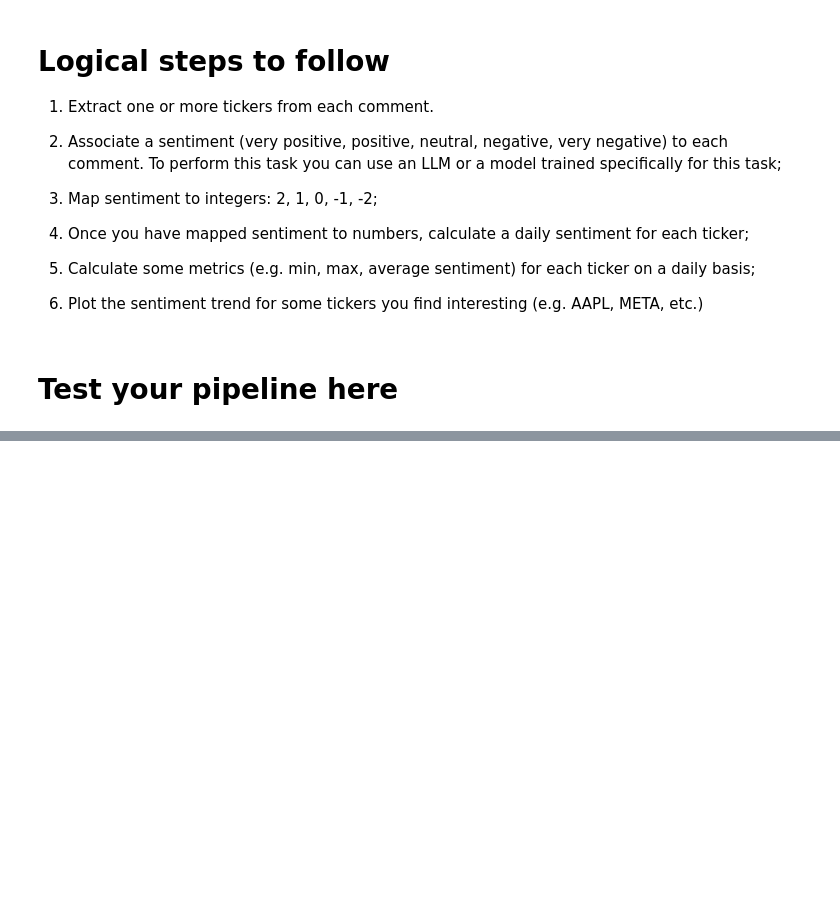
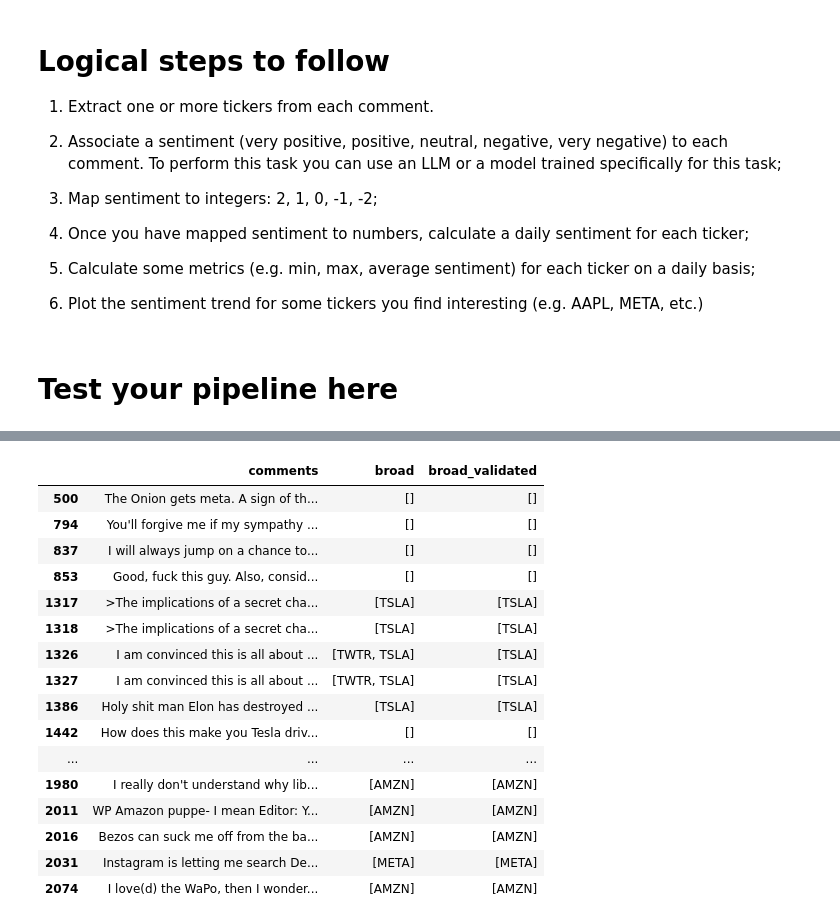
Before and after one commit to giondu/cineca_project, a Jupyter notebook: hugo/LLAMA_of_WallStreet_Hugo.ipynb, the cells around one changed output, grey strips where cells are left out. Saved outputs shown, nothing was run; the diff lists cells and outputs as text; code cells hidden in the pictures; blank space fills up the shorter version.

```diff
--- a/hugo/LLAMA_of_WallStreet_Hugo.ipynb
+++ b/hugo/LLAMA_of_WallStreet_Hugo.ipynb
@@ -201,0 +642,21 @@ None
+# %%
+def load_valid_tickers(*paths) -> set:
+    valid = set()
+    for path in paths:
+        with open(path) as f:
+            for line in f:
+                symbol = line.strip().upper()
+                if symbol:
+                    valid.add(symbol)
+    return valid
+
+VALID_TICKERS = load_valid_tickers(
+    "../../hugo/nasdaqlisted.txt",
+    "../../hugo/nyselisted.txt",
+)
+
+print(f"Loaded {len(VALID_TICKERS)} valid tickers")
+print("TSLA valid?", "TSLA" in VALID_TICKERS)
+print("TWTR valid?", "TWTR" in VALID_TICKERS)
+print("SPCE valid?", "SPCE" in VALID_TICKERS)
+print("STLK valid?", "STLK" in VALID_TICKERS)
@@ -201,0 +694,24 @@ None
+# %%
+def validate_tickers(tickers: list[str]) -> list[str]:
+    return [t for t in tickers if t.upper() in VALID_TICKERS]
+# %%
+comparison["broad_validated"] = [validate_tickers(tickers) for tickers in comparison["broad"]]
+comparison[["comments", "broad", "broad_validated"]]
+# %% [output]
+|  | comments | broad | broad_validated |
+| 500 | The Onion gets meta. A sign of th... | [] | [] |
+| 794 | You'll forgive me if my sympathy ... | [] | [] |
+| 837 | I will always jump on a chance to... | [] | [] |
+| 853 | Good, fuck this guy. Also, consid... | [] | [] |
+| 1317 | >The implications of a secret cha... | [TSLA] | [TSLA] |
+| 1318 | >The implications of a secret cha... | [TSLA] | [TSLA] |
+| 1326 | I am convinced this is all about ... | [TWTR, TSLA] | [TSLA] |
+| 1327 | I am convinced this is all about ... | [TWTR, TSLA] | [TSLA] |
+| 1386 | Holy shit man Elon has destroyed ... | [TSLA] | [TSLA] |
+| 1442 | How does this make you Tesla driv... | [] | [] |
+| ... | ... | ... | ... |
+| 1980 | I really don't understand why lib... | [AMZN] | [AMZN] |
+| 2011 | WP Amazon puppe- I mean Editor: Y... | [AMZN] | [AMZN] |
+| 2016 | Bezos can suck me off from the ba... | [AMZN] | [AMZN] |
+| 2031 | Instagram is letting me search De... | [META] | [META] |
+| 2074 | I love(d) the WaPo, then I wonder... | [AMZN] | [AMZN] |
```
Also changed, not shown: parts of 32 cells of this notebook.
